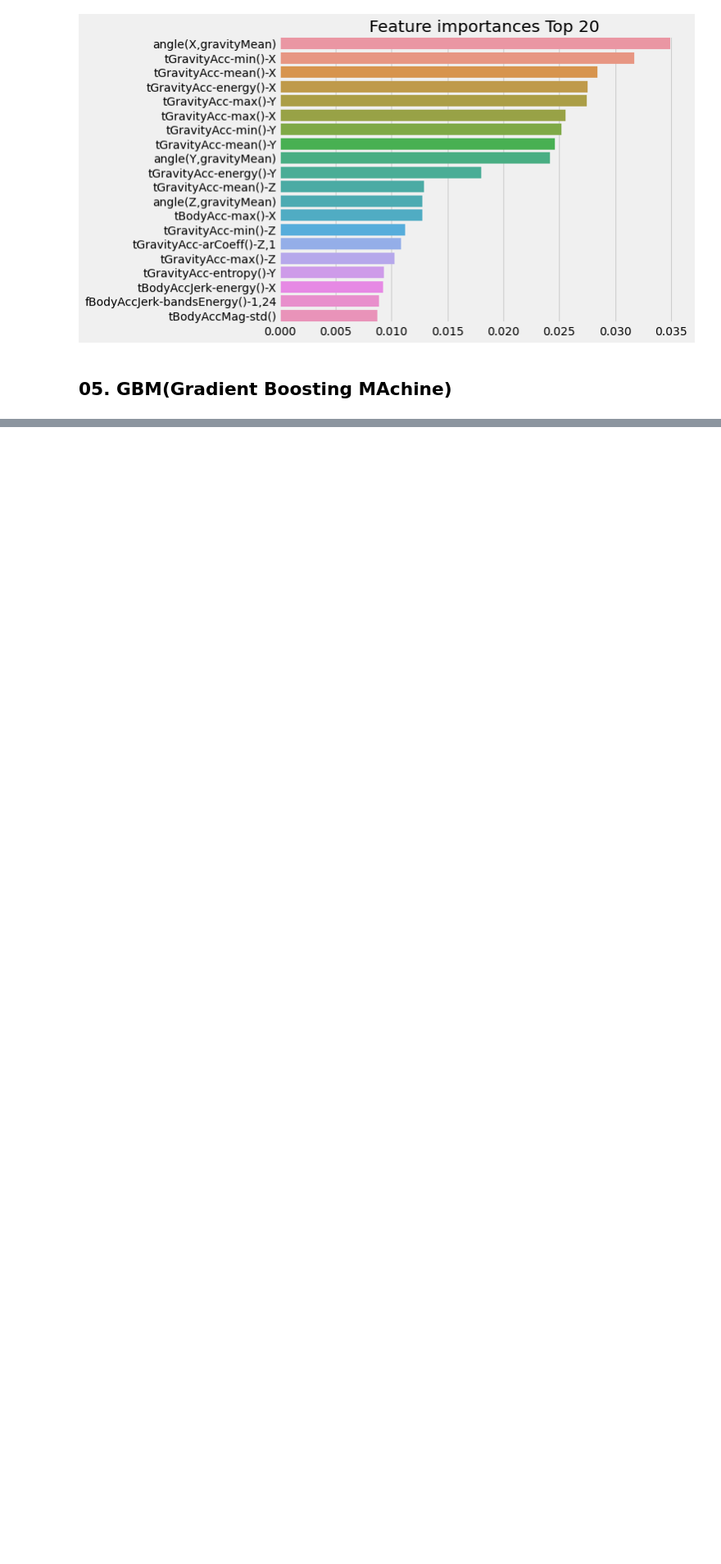
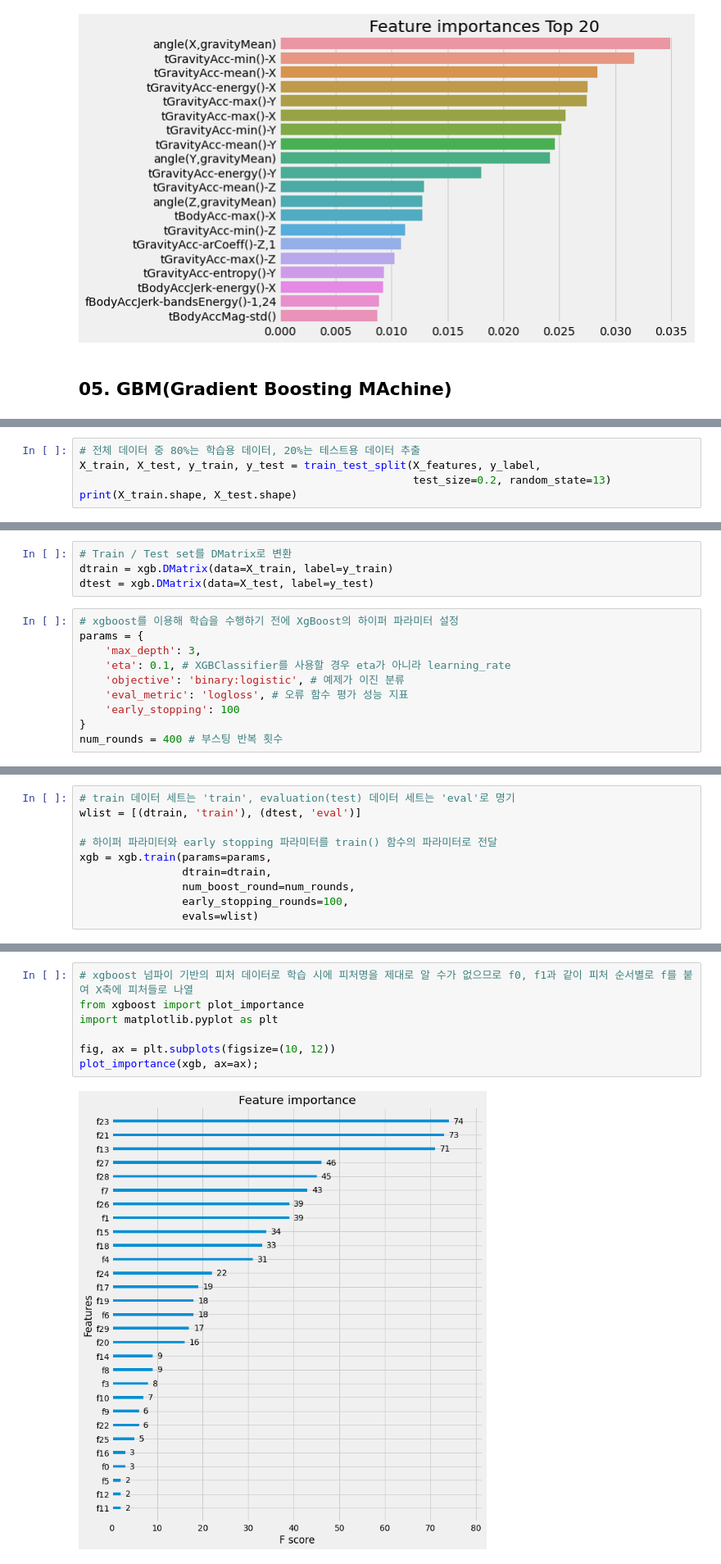
Before and after one commit to choi-yh/Pyhon_ML_Guide, a Jupyter notebook: 04_00_분류.ipynb, the cells around one changed output, grey strips where cells are left out. Shown: that part at 82% size. Cells and saved outputs as stored; diff of their text form; blank space fills up the shorter version.

```diff
--- a/04_00_분류.ipynb
+++ b/04_00_분류.ipynb
@@ -856,0 +1115,5 @@ plt.show()
+# %%
+# 전체 데이터 중 80%는 학습용 데이터, 20%는 테스트용 데이터 추출
+X_train, X_test, y_train, y_test = train_test_split(X_features, y_label,
+                                                    test_size=0.2, random_state=13)
+print(X_train.shape, X_test.shape)
@@ -856,0 +1127,14 @@ plt.show()
+# %%
+# Train / Test set를 DMatrix로 변환
+dtrain = xgb.DMatrix(data=X_train, label=y_train)
+dtest = xgb.DMatrix(data=X_test, label=y_test)
+# %%
+# xgboost를 이용해 학습을 수행하기 전에 XgBoost의 하이퍼 파라미터 설정
+params = {
+    'max_depth': 3,
+    'eta': 0.1, # XGBClassifier를 사용할 경우 eta가 아니라 learning_rate
+    'objective': 'binary:logistic', # 예제가 이진 분류
+    'eval_metric': 'logloss', # 오류 함수 평가 성능 지표
+    'early_stopping': 100
+}
+num_rounds = 400 # 부스팅 반복 횟수
@@ -856,0 +1144,10 @@ plt.show()
+# %%
+# train 데이터 세트는 'train', evaluation(test) 데이터 세트는 'eval'로 명기
+wlist = [(dtrain, 'train'), (dtest, 'eval')]
+
+# 하이퍼 파라미터와 early stopping 파라미터를 train() 함수의 파라미터로 전달
+xgb = xgb.train(params=params,
+                dtrain=dtrain,
+                num_boost_round=num_rounds,
+                early_stopping_rounds=100,
+                evals=wlist)
@@ -856,0 +1210,9 @@ plt.show()
+# %%
+# xgboost 넘파이 기반의 피처 데이터로 학습 시에 피처명을 제대로 알 수가 없으므로 f0, f1과 같이 피처 순서별로 f를 붙여 X축에 피처들로 나열
+from xgboost import plot_importance
+import matplotlib.pyplot as plt
+
+fig, ax = plt.subplots(figsize=(10, 12))
+plot_importance(xgb, ax=ax);
+# %% [output]
+[figure, added]
```
Also changed, not shown: parts of 54 cells of this notebook.
